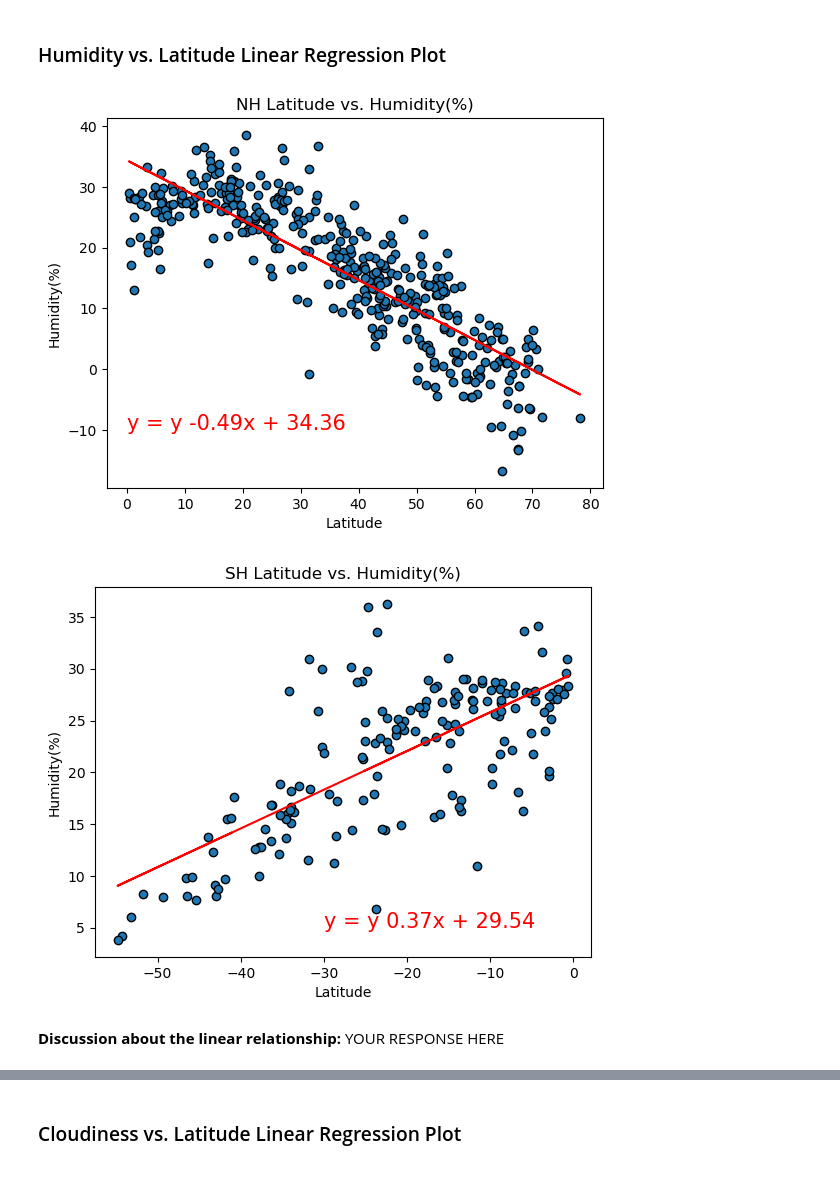
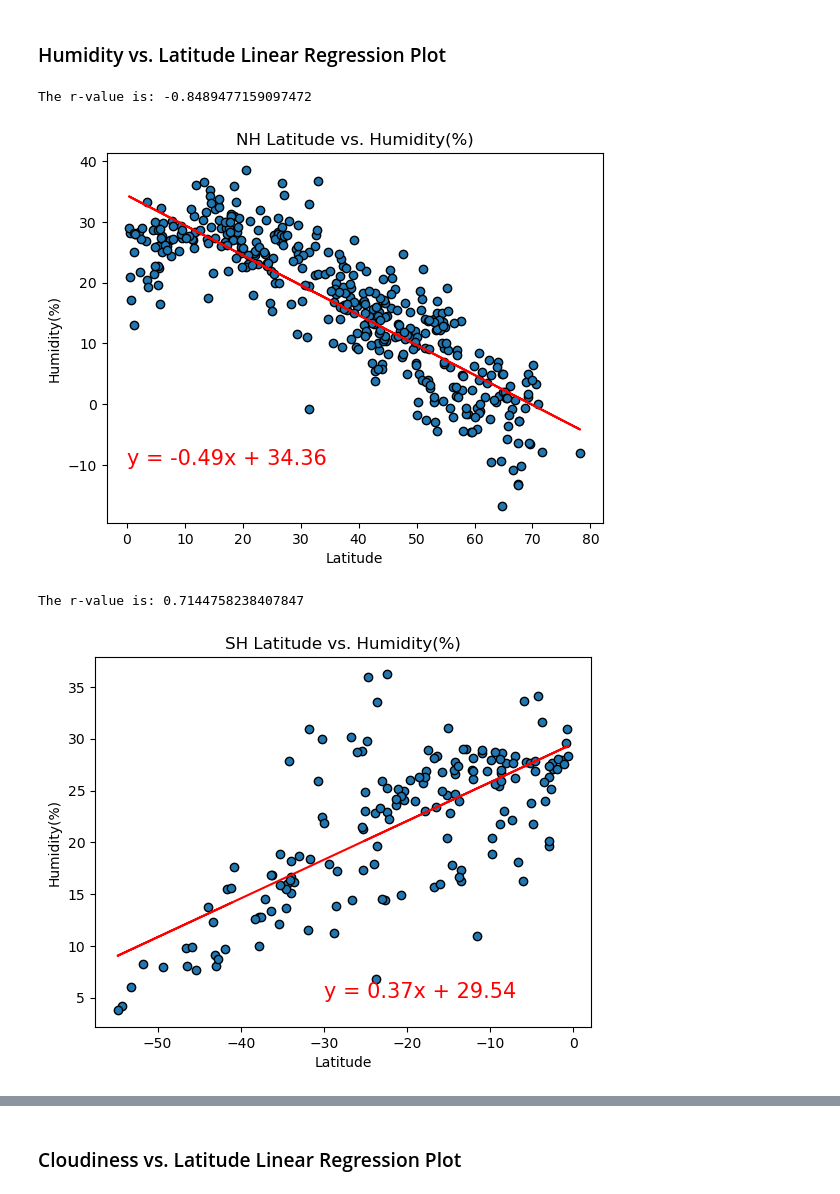
Before and after one commit to meinhardtmr/Python-API-Challenge, a Jupyter notebook: WeatherPy/WeatherPy.ipynb, the cells around one changed output, grey strips where cells are left out. Saved outputs shown, nothing was run; the diff lists cells and outputs as text; code cells hidden in the pictures.

```diff
--- a/WeatherPy/WeatherPy.ipynb
+++ b/WeatherPy/WeatherPy.ipynb
@@ -286,7 +286,7 @@ def linear_regression_plots (x_values
 
     (slope, intercept, rvalue, pvalue, stderr) = linregress(x_values, y_values)
     regress_values = x_values * slope + intercept
-    line_eq = 'y = y ' + str(round(slope,2)) + 'x + ' + str(round(intercept,2))
+    line_eq = 'y = ' + str(round(slope,2)) + 'x + ' + str(round(intercept,2))
     plt.scatter(x_values
                ,y_values
                ,edgecolors='black'
@@ -294,4 +294,4 @@ def linear_regression_plots (x_values
 
     plt.plot(x_values, regress_values, 'r-')
 
-    return(plt, line_eq)
+    return(plt, line_eq, rvalue)
@@ -369,19 +365,22 @@ plot.show()
 ### Humidity vs. Latitude Linear Regression Plot
 # %%
 # Northern Hemisphere
-plot, line_eq = linear_regression_plots(northern_hemi_df['Lat'], northern_hemi_df['Max Temp'])
+plot, line_eq, r_value = linear_regression_plots(northern_hemi_df['Lat'], northern_hemi_df['Max Temp'])
+print('The r-value is: '+ str(r_value))
 
 plot.annotate(line_eq,(0,-10),fontsize=15, color='red')
 plot.title('NH Latitude vs. Humidity(%)')
 plot.xlabel('Latitude')
 plot.ylabel('Humidity(%)')
 
 plot.show()
 # %% [output]
+The r-value is: -0.8489477159097472
-[figure, old version]
+[figure, new version]
 # %%
 # Southern Hemisphere
-plot, line_eq = linear_regression_plots(southern_hemi_df['Lat'], southern_hemi_df['Max Temp'])
+plot, line_eq, r_value = linear_regression_plots(southern_hemi_df['Lat'], southern_hemi_df['Max Temp'])
+print('The r-value is: '+ str(r_value))
 
 plot.annotate(line_eq,(-30,5),fontsize=15, color='red')
 plot.title('SH Latitude vs. Humidity(%)')
@@ -390,6 +389,5 @@ plot.ylabel('Humidity(%)')
 
 plot.show()
 # %% [output]
+The r-value is: 0.7144758238407847
-[figure, old version]
+[figure, new version]
-# %% [markdown]
-**Discussion about the linear relationship:** YOUR RESPONSE HERE
```
Also changed, not shown: parts of 14 cells of this notebook, 1 other file.
